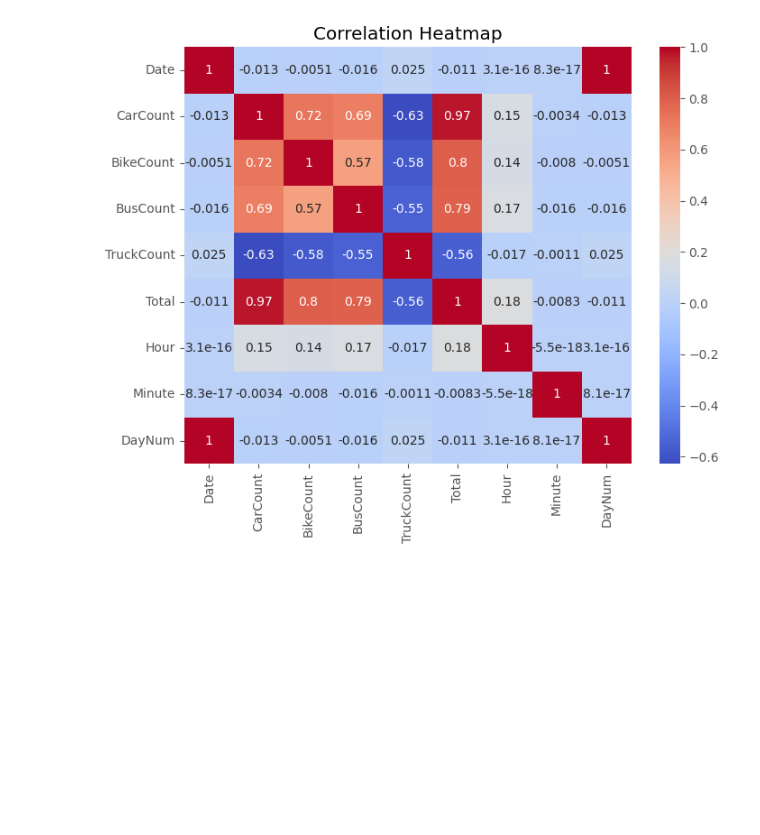
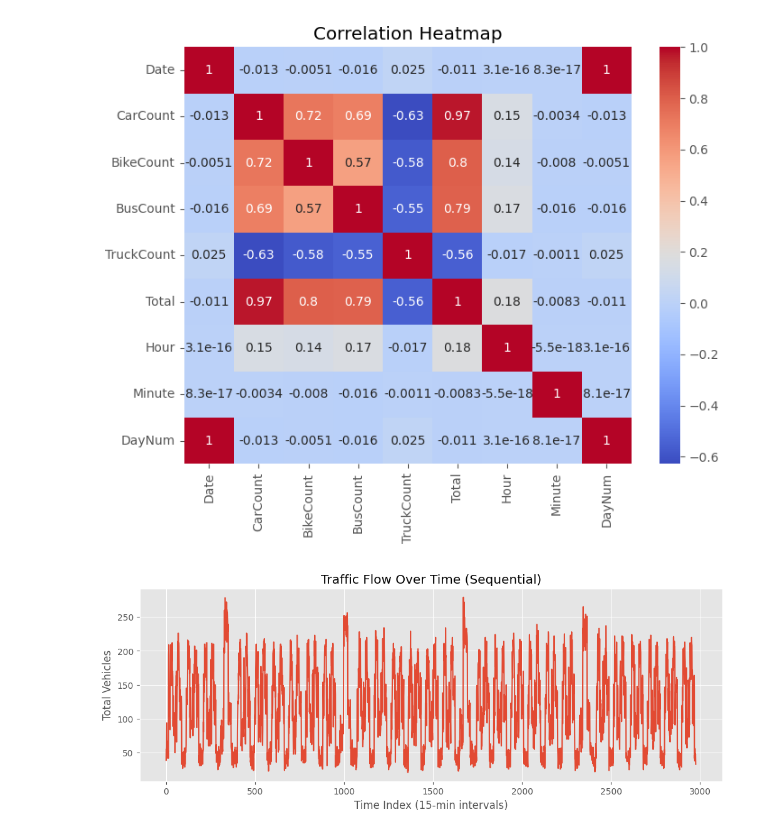
Before and after one commit to swayam614/Traffic_Management_Robotics, a Jupyter notebook: eda.ipynb, the cells around one changed output. Saved outputs shown, nothing was run; the diff lists cells and outputs as text; code cells hidden in the pictures; blank space fills up the shorter version.

```diff
--- a/eda.ipynb
+++ b/eda.ipynb
@@ -177,3 +177,12 @@ plt.title("Correlation Heatmap")
 plt.show()
 # %% [output]
 [figure]
+# %%
+plt.figure(figsize=(12,4))
+plt.plot(df['Total'].values)
+plt.title("Traffic Flow Over Time (Sequential)")
+plt.xlabel("Time Index (15-min intervals)")
+plt.ylabel("Total Vehicles")
+plt.show()
+# %% [output]
+[figure, added]
```
Also changed, not shown: parts of 3 cells of this notebook.
